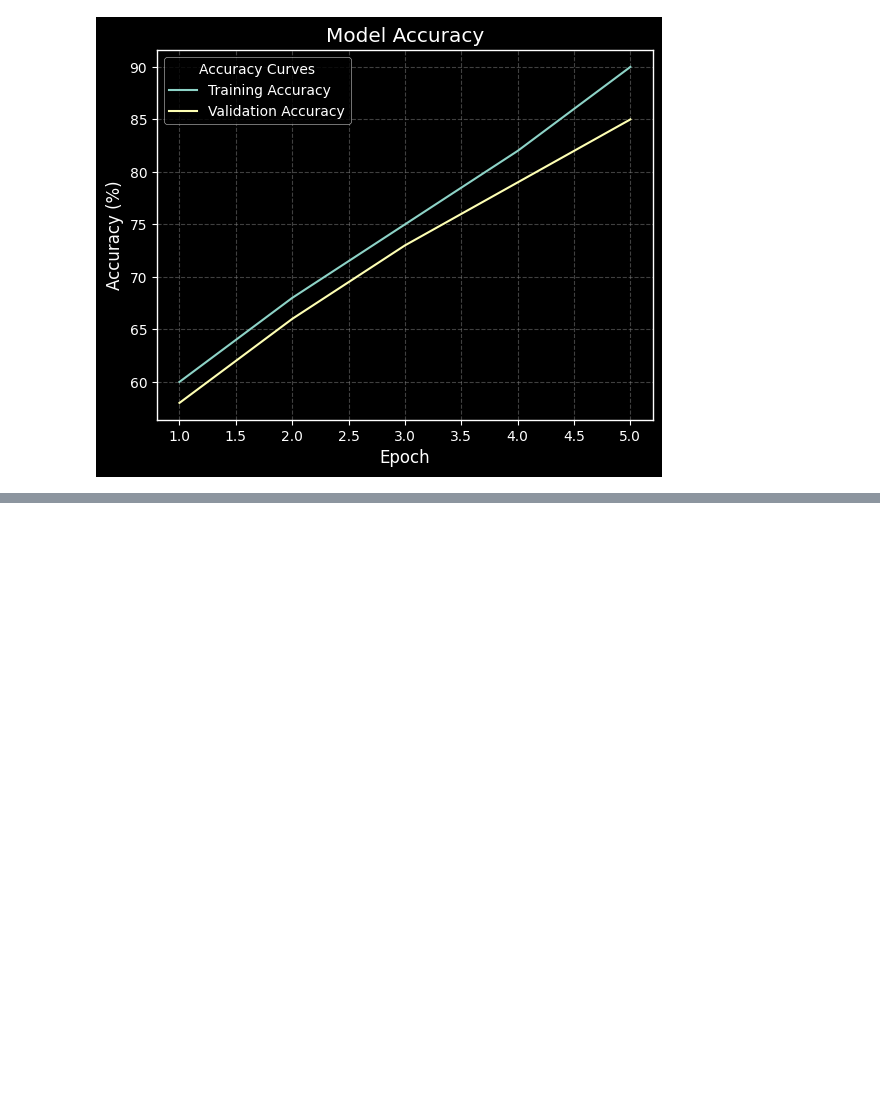
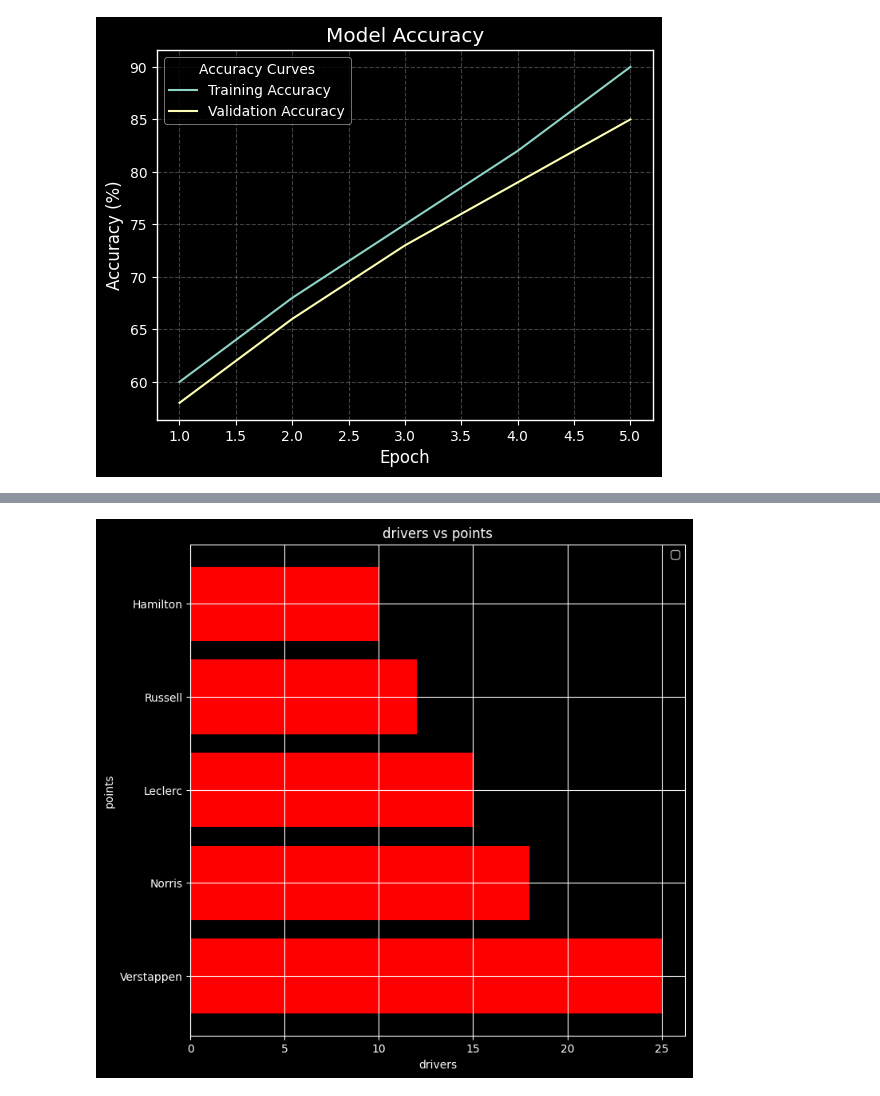
Before and after one commit to srinath698/matplolib-_for_machine-learning, a Jupyter notebook: first matplot.ipynb, the cells around one changed output, grey strips where cells are left out. Saved outputs shown, nothing was run; the diff lists cells and outputs as text; code cells hidden in the pictures; blank space fills up the shorter version.

```diff
--- a/first matplot.ipynb
+++ b/first matplot.ipynb
@@ -119,0 +171,18 @@ plt.show()
+# %%
+#bar chart
+plt.figure(figsize=(8,8))
+plt.barh(
+    drivers,
+    points,
+    color='red'
+)
+plt.title('drivers vs points')
+plt.xlabel('drivers')
+plt.ylabel('points')
+plt.grid(True)
+plt.style.use('dark_background')
+plt.legend(loc='best'
+)
+plt.show()
+# %% [output]
+[figure, added]
```
Also changed, not shown: parts of 11 cells of this notebook.
